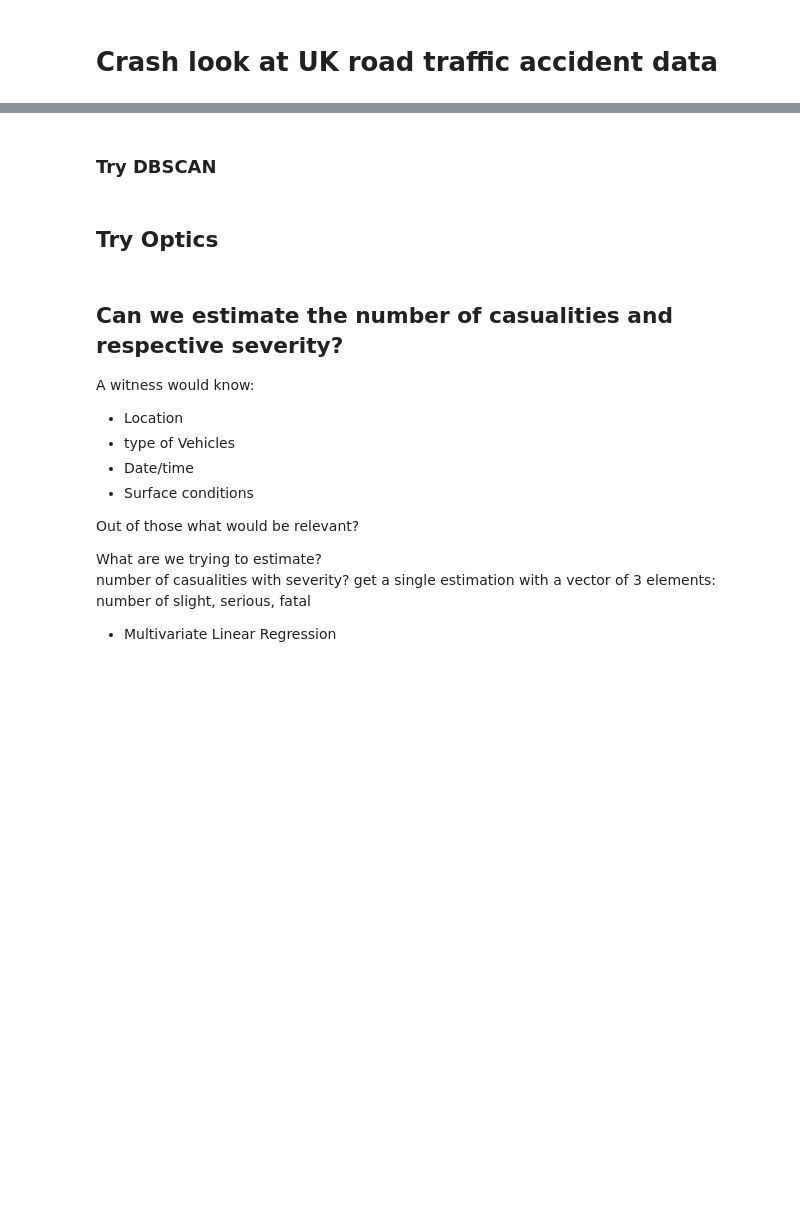
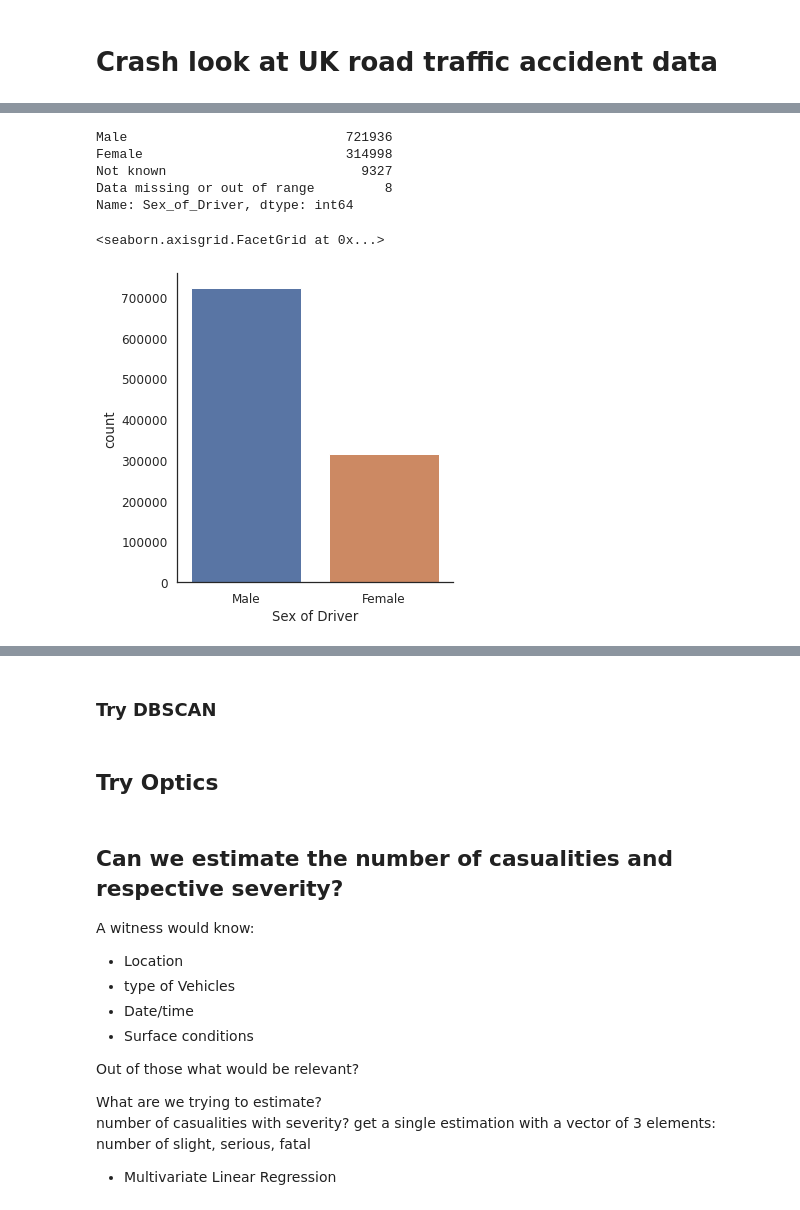
Before and after one commit to GaborJenei/DS-Stackoverflow-Survey, a Jupyter notebook: 01_Intro_to_DS/3_BlogPost/Udacity DSND Project1.ipynb, the cells around one changed output, grey strips where cells are left out. Saved outputs shown, nothing was run; the diff lists cells and outputs as text; code cells hidden in the pictures; blank space fills up the shorter version.

```diff
--- a/01_Intro_to_DS/3_BlogPost/Udacity DSND Project1.ipynb
+++ b/01_Intro_to_DS/3_BlogPost/Udacity DSND Project1.ipynb
@@ -112,0 +157,20 @@ https://andrewpwheeler.com/2015/09/03/using-kdtrees-in-python-to-calculate-neigh
+# %%
+# Map ccategories
+gender = {1:'Male',2:'Female', 3:'Not known', -1:'Data missing or out of range'}
+df_vehicles_age_sex = ToCategorical(df_vehicles_age, ['Sex_of_Driver'], [gender])
+
+df_vehicles_age_sex['Sex_of_Driver'].value_counts()
+# %% [output]
+Male                            721936
+Female                          314998
+Not known                         9327
+Data missing or out of range         8
+Name: Sex_of_Driver, dtype: int64
+# %%
+df_vehicles_age_sex['Sex_of_Driver'].cat.remove_categories(['Not known','Data missing or out of range'], inplace=True)
+# %%
+fig = sns.catplot(x="Sex_of_Driver", kind="count", data=df_vehicles_age_sex)
+fig.set_xlabels('Sex of Driver') # , fontsize=12
+# %% [output]
+<seaborn.axisgrid.FacetGrid at 0x...>
+[figure, added]
```
Also changed, not shown: parts of 82 cells of this notebook.
